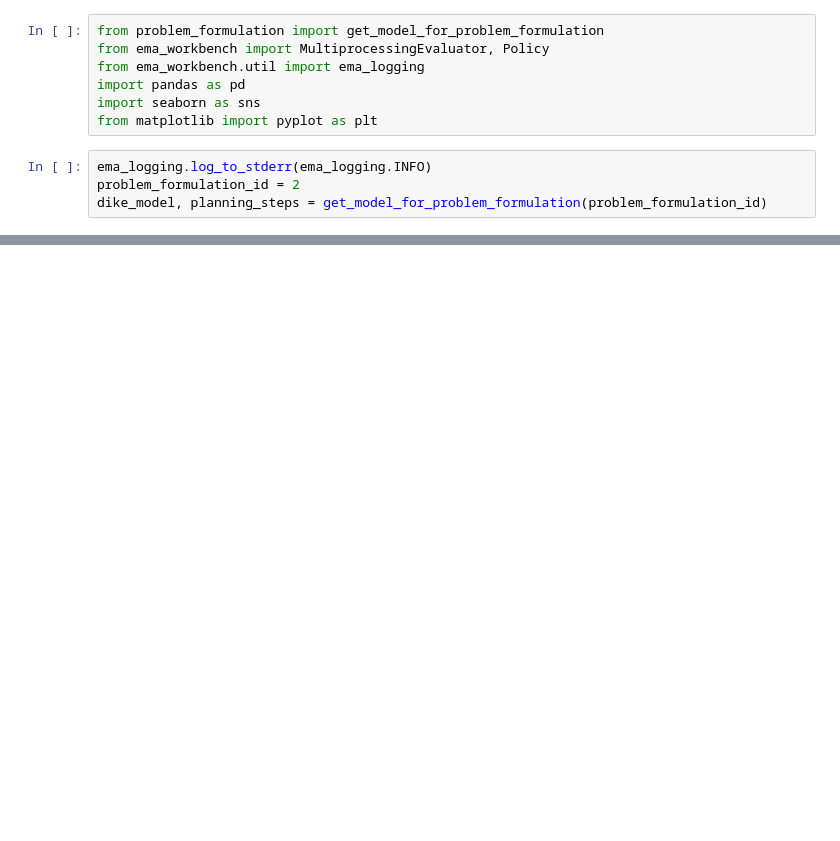
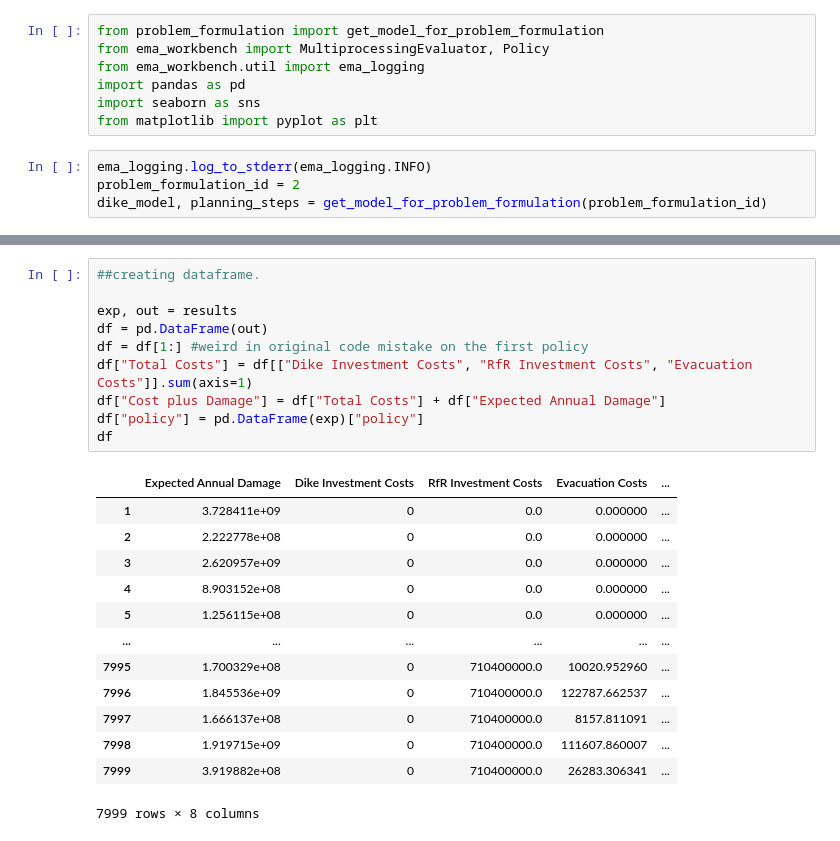
Before and after one commit to EwoutH/modelbased-g13, a Jupyter notebook: Open exploration Group 13_v2.ipynb, the cells around one changed output, grey strips where cells are left out. Cells and saved outputs as stored; diff of their text form; blank space fills up the shorter version.

```diff
--- a/Open exploration Group 13_v2.ipynb
+++ b/Open exploration Group 13_v2.ipynb
@@ -159 +201,25 @@ data
+# %%
+##creating dataframe.
+
+exp, out = results
+df = pd.DataFrame(out)
+df = df[1:] #weird in original code mistake on the first policy
+df["Total Costs"] = df[["Dike Investment Costs", "RfR Investment Costs", "Evacuation Costs"]].sum(axis=1)
+df["Cost plus Damage"] = df["Total Costs"] + df["Expected Annual Damage"]
+df["policy"] = pd.DataFrame(exp)["policy"]
+df
+# %% [output]
+|  | Expected Annual Damage | Dike Investment Costs | RfR Investment Costs | Evacuation Costs | ... |
+| 1 | 3.728411e+09 | 0 | 0.0 | 0.000000 | ... |
+| 2 | 2.222778e+08 | 0 | 0.0 | 0.000000 | ... |
+| 3 | 2.620957e+09 | 0 | 0.0 | 0.000000 | ... |
+| 4 | 8.903152e+08 | 0 | 0.0 | 0.000000 | ... |
+| 5 | 1.256115e+08 | 0 | 0.0 | 0.000000 | ... |
+| ... | ... | ... | ... | ... | ... |
+| 7995 | 1.700329e+08 | 0 | 710400000.0 | 10020.952960 | ... |
+| 7996 | 1.845536e+09 | 0 | 710400000.0 | 122787.662537 | ... |
+| 7997 | 1.666137e+08 | 0 | 710400000.0 | 8157.811091 | ... |
+| 7998 | 1.919715e+09 | 0 | 710400000.0 | 111607.860007 | ... |
+| 7999 | 3.919882e+08 | 0 | 710400000.0 | 26283.306341 | ... |
+7999 rows × 8 columns
 # %%
```
Also changed, not shown: parts of 20 cells of this notebook, 4 other files.
